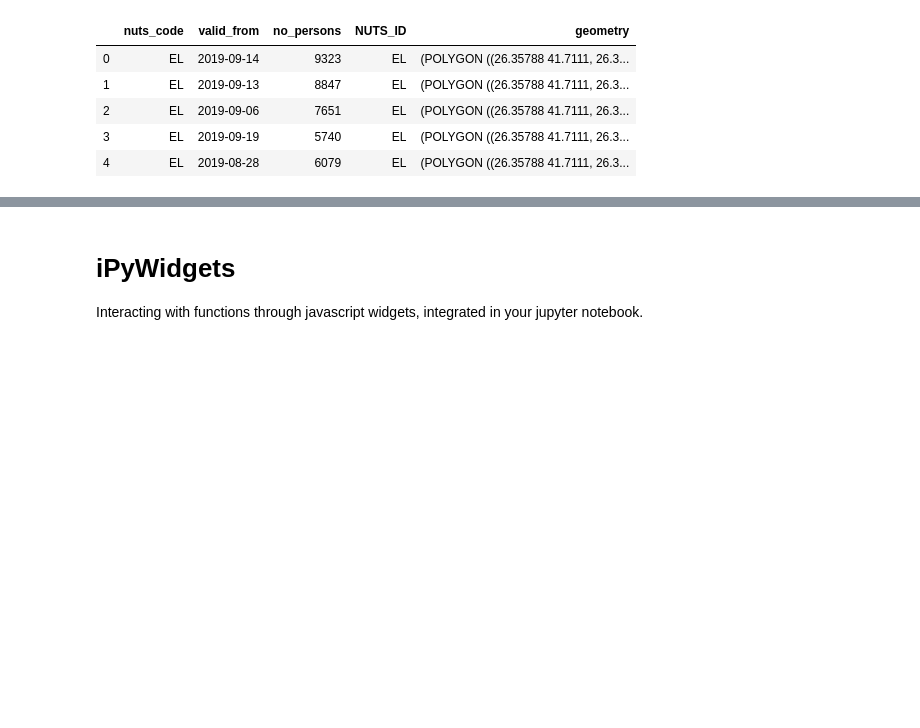
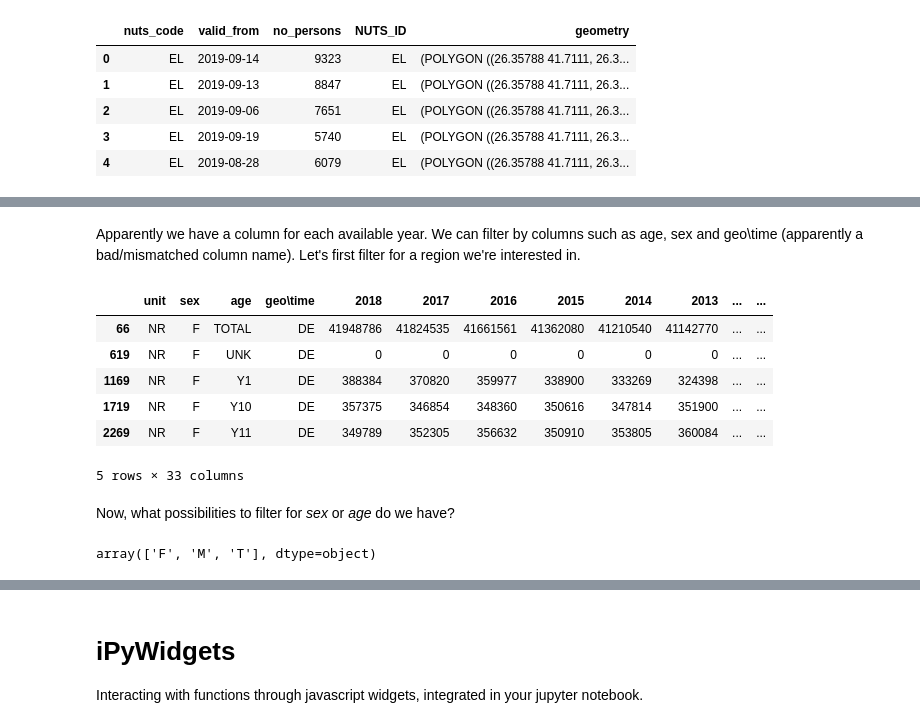
Before and after one commit to JulianStier/19ws-VisualAnalyticsProject, a Jupyter notebook: 01-project.ipynb, the cells around one changed output, grey strips where cells are left out. Drawn from its saved outputs; the diff is of its cells as text; code cells hidden in the pictures; blank space fills up the shorter version.

```diff
--- a/01-project.ipynb
+++ b/01-project.ipynb
@@ -168,0 +184,20 @@ result.head()
+# %% [markdown]
+Apparently we have a column for each available year.
+We can filter by columns such as age, sex and geo\time (apparently a bad/mismatched column name).
+Let's first filter for a region we're interested in.
+# %%
+population_nuts2[population_nuts2['geo\\time'] == 'DE'].head()
+# %% [output]
+|  | unit | sex | age | geo\time | 2018 | 2017 | 2016 | 2015 | 2014 | 2013 | ... | ... |
+| 66 | NR | F | TOTAL | DE | 41948786 | 41824535 | 41661561 | 41362080 | 41210540 | 41142770 | ... | ... |
+| 619 | NR | F | UNK | DE | 0 | 0 | 0 | 0 | 0 | 0 | ... | ... |
+| 1169 | NR | F | Y1 | DE | 388384 | 370820 | 359977 | 338900 | 333269 | 324398 | ... | ... |
+| 1719 | NR | F | Y10 | DE | 357375 | 346854 | 348360 | 350616 | 347814 | 351900 | ... | ... |
+| 2269 | NR | F | Y11 | DE | 349789 | 352305 | 356632 | 350910 | 353805 | 360084 | ... | ... |
+5 rows × 33 columns
+# %% [markdown]
+Now, what possibilities to filter for *sex* or *age* do we have?
+# %%
+pd.unique(population_nuts2['sex'])
+# %% [output]
+array(['F', 'M', 'T'], dtype=object)
```
Also changed, not shown: parts of 13 cells of this notebook, 1 other file.
